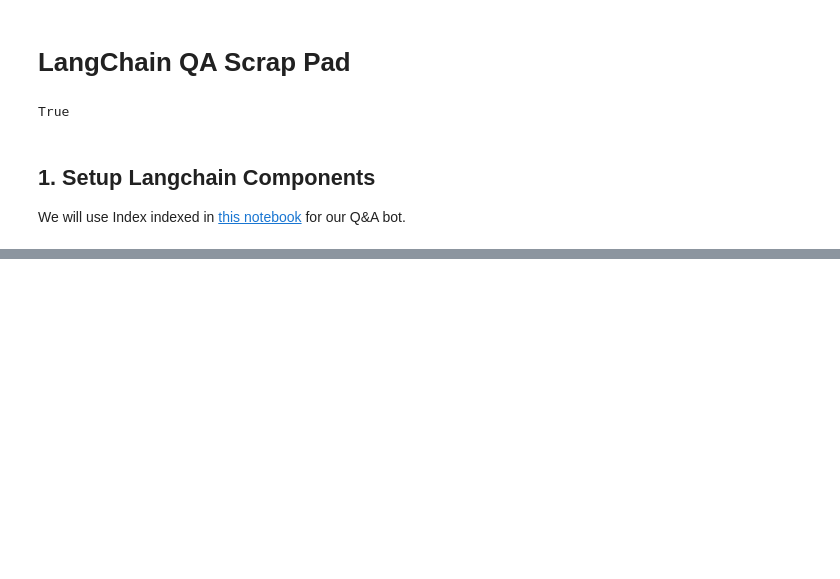
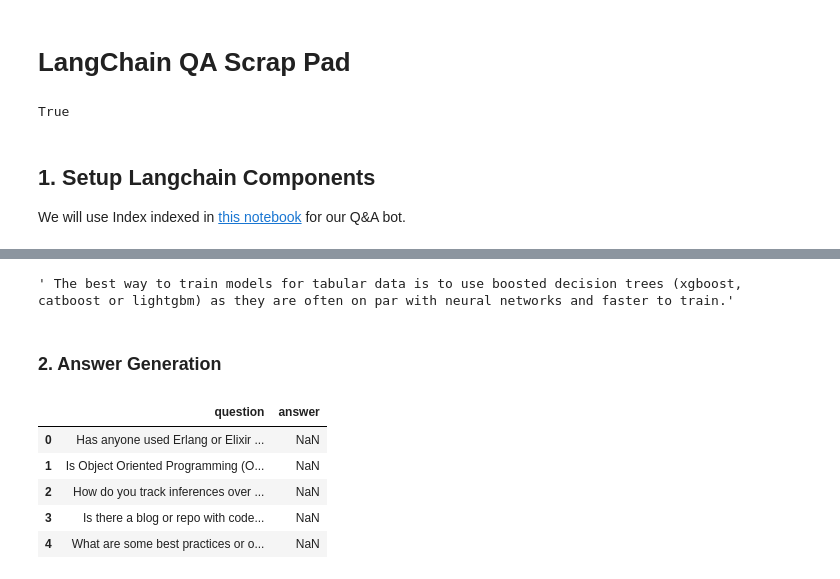
Before and after one commit to leehanchung/sf-llm-stack-hackathon, a Jupyter notebook: notebooks/1.0.1-han-langchain-qa.ipynb, the cells around one changed output, grey strips where cells are left out. Cells and saved outputs as stored; diff of their text form; code cells hidden in the pictures; blank space fills up the shorter version.

```diff
--- a/notebooks/1.0.1-han-langchain-qa.ipynb
+++ b/notebooks/1.0.1-han-langchain-qa.ipynb
@@ -71,3 +71,20 @@ chain({'query': question})
   Document(page_content='U01HNA2UH60: Is anyone here doing tabular deep learning?U01CTELE17D: We do neural nets, but usually trees wins on our leader boards.U01HNA2UH60: hmm that’s interesting. i’m wo ...
   Document(page_content='U012YQULW4X: the model depends a lot on the data too. we use non deep learning mostly for tabular problemsU022KRHMWEB: Other than Reinforcement learning I don’t see many other ...
   Document(page_content='U012YQULW4X: the model depends a lot on the data too. we use non deep learning mostly for tabular problemsU022KRHMWEB: Other than Reinforcement learning I don’t see many other ...
+# %%
+chain({'query': question})['result']
+# %% [output]
+' The best way to train models for tabular data is to use boosted decision trees (xgboost, catboost or lightgbm) as they are often on par with neural networks and faster to train.'
+# %% [markdown]
+### 2. Answer Generation
+# %%
+df = pd.read_csv('../data/questions_list.csv')
+# %%
+df.head()
+# %% [output]
+|  | question | answer |
+| 0 | Has anyone used Erlang or Elixir ... | NaN |
+| 1 | Is Object Oriented Programming (O... | NaN |
+| 2 | How do you track inferences over ... | NaN |
+| 3 | Is there a blog or repo with code... | NaN |
+| 4 | What are some best practices or o... | NaN |
```
Also changed, not shown: parts of 7 cells of this notebook, 3 other files.
